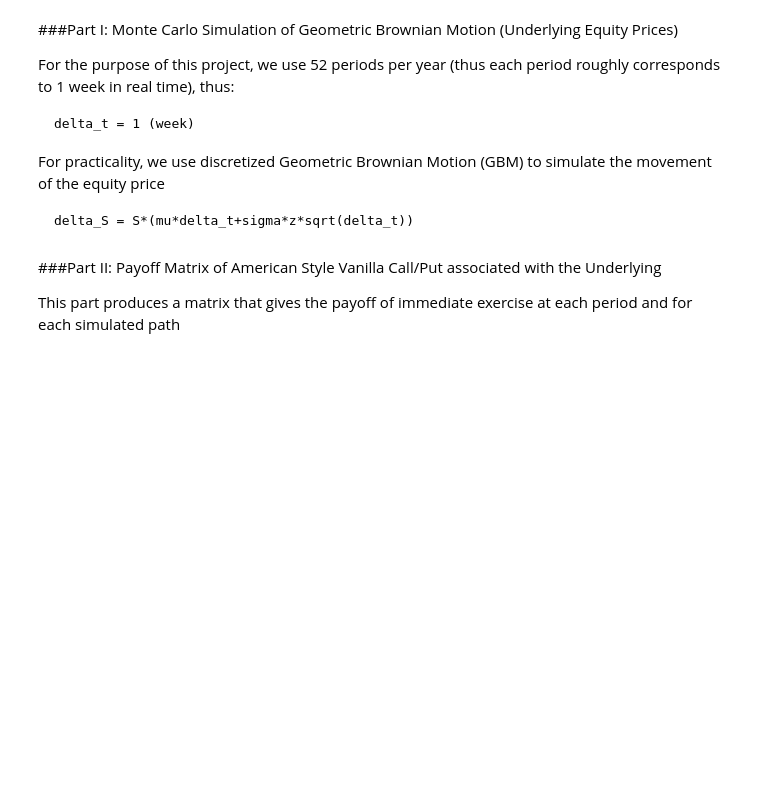
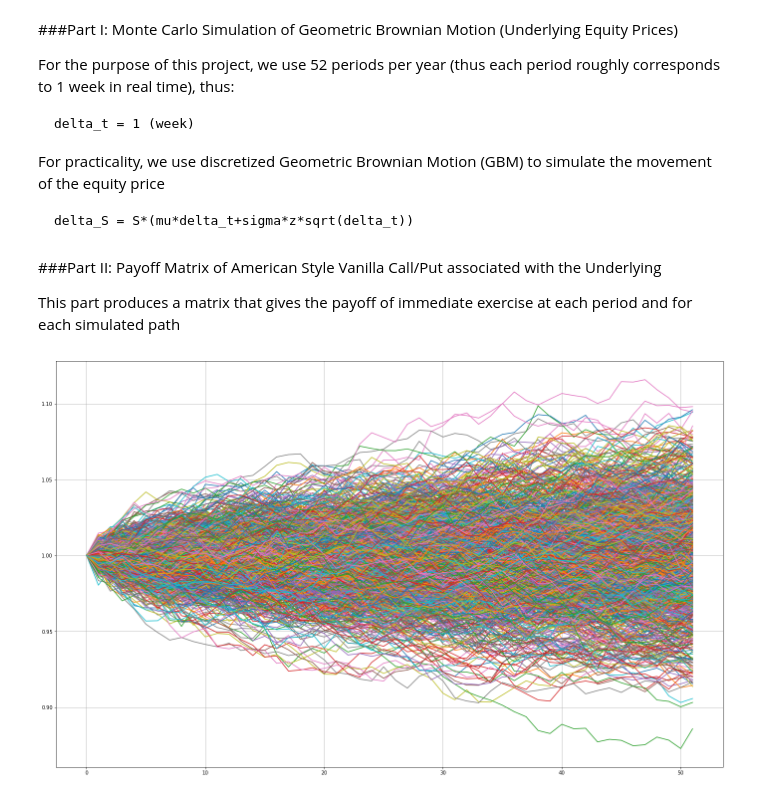
Before and after one commit to Cosmopolitaine/LSM-CVA-of-American-Asian-Options, a Jupyter notebook: Valuation and CVA of American Style Asian Options with Floating Strike Using LSM.ipynb, the cells around one changed output. Saved outputs shown, nothing was run; the diff lists cells and outputs as text; code cells hidden in the pictures; blank space fills up the shorter version.

```diff
--- a/Valuation and CVA of American Style Asian Options with Floating Strike Using LSM.ipynb
+++ b/Valuation and CVA of American Style Asian Options with Floating Strike Using LSM.ipynb
@@ -57,0 +60,14 @@ C_Pay = Call_Payoff(Stock = S)
+# %%
+S_t = np.array([[0.0 for j in range(len(S))] for i in range(len(S[0]))])
+x = np.arange(52)
+
+for i in range(len(S[0])):
+    for j in range(len(S)):
+        S_t[i][j] = S[j][i]
+
+plt.figure(figsize = (24, 15))
+plt.grid()
+for i in range(len(S_t)):
+    plt.plot(x, S_t[i])
+# %% [output]
+[figure, added]
```
Also changed, not shown: parts of 5 cells of this notebook.
